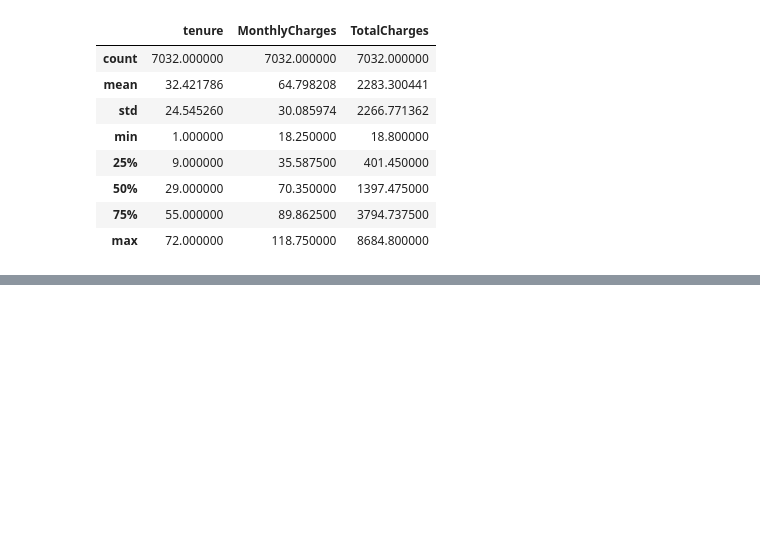
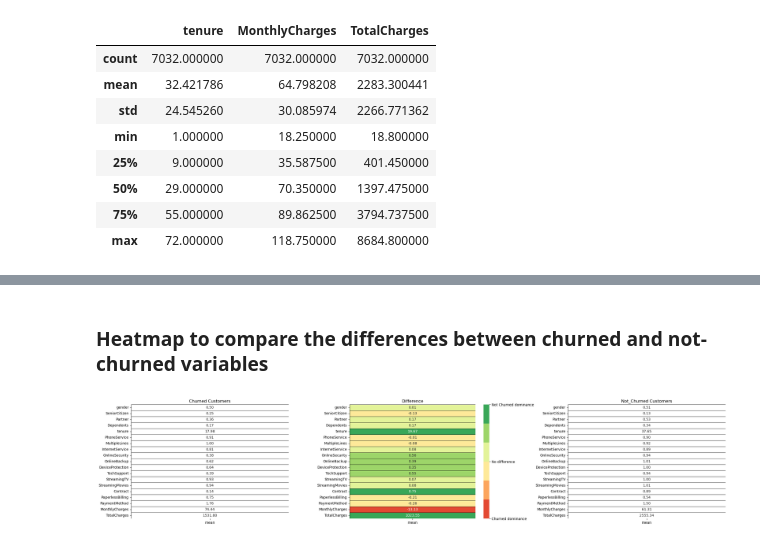
Before and after one commit to RusskiBoyVlad/Telco_customerchurn, a Jupyter notebook: telco-customer-churn.ipynb, the cells around one changed output, grey strips where cells are left out. Saved outputs shown, nothing was run; the diff lists cells and outputs as text; code cells hidden in the pictures; blank space fills up the shorter version.

```diff
--- a/telco-customer-churn.ipynb
+++ b/telco-customer-churn.ipynb
@@ -192,0 +325,38 @@ customer_data[numerical_cols].describe()
+# %% [markdown]
+### Heatmap to compare the differences between churned and not-churned variables
+# %%
+import seaborn as sns
+
+# define the datasets
+churn = df1[df1['Churn'] == 1].describe().T
+not_churn = df1[df1['Churn'] == 0].describe().T
+difference = not_churn - churn
+
+#Drop variables
+difference = difference.drop('Churn')
+churn = churn.drop("Churn")
+not_churn = not_churn.drop("Churn")
+
+#White color palette
+white_palette = sns.color_palette("Greys", as_cmap=True)
+
+#Three plots
+fig, ax = plt.subplots(nrows=1, ncols=3, figsize=(25, 5))
+plt.subplot(1, 3, 1)
+sns.heatmap(churn[['mean']], annot=True, cmap=white_palette, vmin=0, vmax = 1000000, linewidths=0.4, linecolor='black', cbar=False, fmt='.2f')
+plt.title('Churned Customers');
+
+plt.subplot(1, 3, 2)
+heatmap = sns.heatmap(difference[['mean']], annot=True, cmap=cmap, vmin=-1, vmax=1, linewidths=0.4, linecolor='black', cbar_kws={"orientation": "vertical", "ticks": [-1, 0, 1]}, fmt='.2f')
+plt.title('Difference');
+cbar = heatmap.collections[0].colorbar
+cbar.set_ticks([-1, 0, 1])
+cbar.set_ticklabels(['Churned dominance', 'No difference', 'Not Churned dominance'])
+
+plt.subplot(1, 3, 3)
+sns.heatmap(not_churn[['mean']], annot=True, cmap=white_palette, linewidths=0.4, vmin=0, vmax = 1000000, linecolor='black', cbar=False, fmt='.2f',)
+plt.title('Not_Churned Customers');
+
+fig.tight_layout(pad=0)
+# %% [output]
+[figure, added]
```
Also changed, not shown: parts of 23 cells of this notebook.
